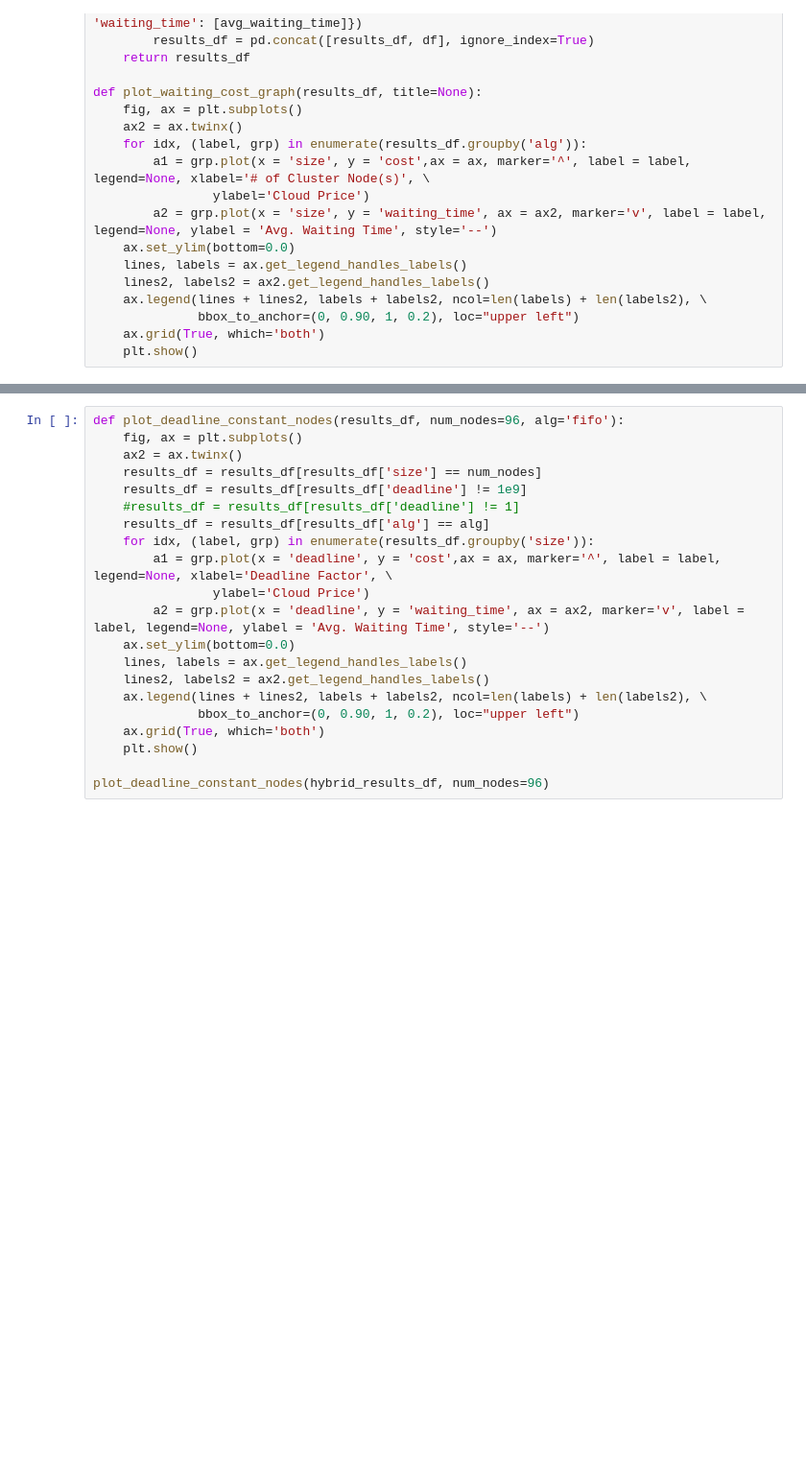
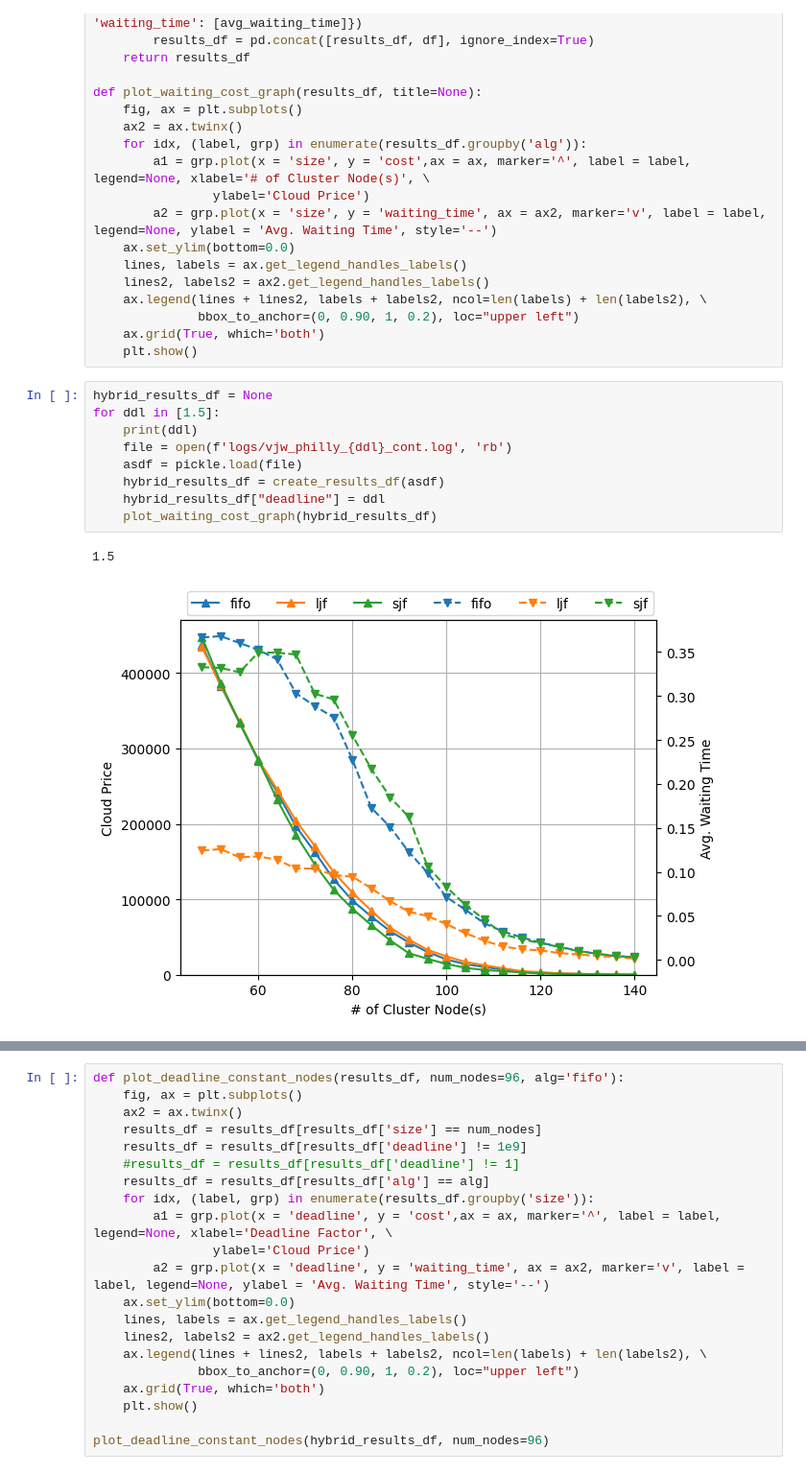
Before and after one commit to michaelzhiluo/starburst, a Jupyter notebook: simulators/plot.ipynb, the cells around one changed output, grey strips where cells are left out. Shown at 96% size. Saved outputs shown, nothing was run; the diff lists cells and outputs as text; blank space fills up the shorter version.

```diff
--- a/simulators/plot.ipynb
+++ b/simulators/plot.ipynb
@@ -144,6 +149,18 @@ def plot_waiting_cost_graph(results_df, title=None):
               bbox_to_anchor=(0, 0.90, 1, 0.2), loc="upper left")
     ax.grid(True, which='both')
     plt.show()
+# %%
+hybrid_results_df = None
+for ddl in [1.5]:
+    print(ddl)
+    file = open(f'logs/vjw_philly_{ddl}_cont.log', 'rb')
+    asdf = pickle.load(file)
+    hybrid_results_df = create_results_df(asdf)
+    hybrid_results_df["deadline"] = ddl
+    plot_waiting_cost_graph(hybrid_results_df)
+# %% [output]
+1.5
+[figure, added]
 # %%
 hybrid_results = {}
 hybrid_results_df = None
```
Also changed, not shown: parts of 7 cells of this notebook, 1 other file.
